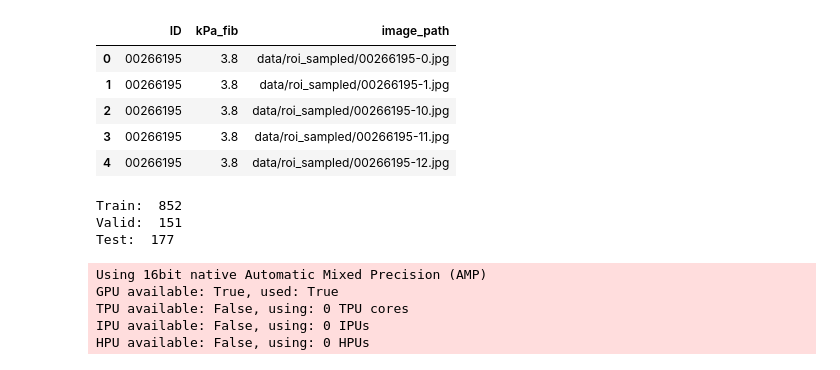
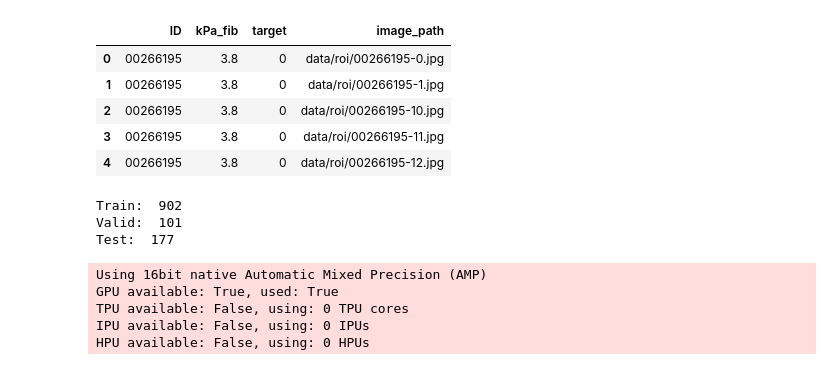
Before and after one commit to jonghyunlee1993/UltrasonographyImageAnalysis, a Jupyter notebook: resnet152_regression.ipynb, the cells around one changed output. Cells and saved outputs as stored; diff of their text form; code cells hidden in the pictures.

```diff
--- a/resnet152_regression.ipynb
+++ b/resnet152_regression.ipynb
@@ -8,50 +8,60 @@ import numpy as np
 import pandas as pd
 from collections import Counter
 from sklearn.model_selection import train_test_split
 
 import torch
 import torch.nn as nn
 import torch.nn.functional as F
-from torch.utils.data import DataLoader, Dataset
+from torch.utils.data import DataLoader, Dataset, RandomSampler
 
 import albumentations as A
 from albumentations.pytorch.transforms import ToTensorV2
 
 import pytorch_lightning as pl
 from pytorch_lightning.callbacks import ModelCheckpoint
 from torchmetrics.functional import mean_squared_error, mean_absolute_error
 
 batch_size = 128
 
 df = pd.read_excel("data/US_fibrosis_stage_dataset.xlsx", engine="openpyxl")
-# only HBV patients
-# df = df[df.Etiology == 1].reset_index(drop=True)
 df = df.loc[(df.AST < 100) | (df.ALT < 100)].reset_index(drop=True)
 df = df.loc[:, ["ID", "kPa_fib"]].dropna().reset_index(drop=True)
-df.kPa_fib = df.kPa_fib.map(lambda x: 30 if x >= 30 else x)
+df.kPa_fib = df.kPa_fib.map(lambda x: 25 if x >= 25 else x)
 
+def generate_target(x):
+    if x > 12:
+        return 1
+    else:
+        return 0
+
+df.loc[:, "target"] = df.kPa_fib.map(generate_target)
 df.ID = df.ID.map(lambda x: str(x).zfill(8))
 
-flist = os.listdir("data/roi_sampled/")
+flist = os.listdir("data/roi/")
 id_list = list(map(lambda x: x.split("_")[0].zfill(8), flist))
 
-image_df = pd.DataFrame(glob.glob(os.path.join("data", "roi_sampled", "*.jpg")), columns=["image_path"])
+image_df = pd.DataFrame(glob.glob(os.path.join("data", "roi", "*.jpg")), columns=["image_path"])
 image_df.loc[:, "ID"] = image_df.image_path.map(lambda x: x.split("/")[-1].split("-")[0])
 
 df = pd.merge(df, image_df, on="ID", how="inner")
 df.head()
 # %% [output]
-|  | ID | kPa_fib | image_path |
-| 0 | 00266195 | 3.8 | data/roi_sampled/00266195-0.jpg |
-| 1 | 00266195 | 3.8 | data/roi_sampled/00266195-1.jpg |
-| 2 | 00266195 | 3.8 | data/roi_sampled/00266195-10.jpg |
-| 3 | 00266195 | 3.8 | data/roi_sampled/00266195-11.jpg |
-| 4 | 00266195 | 3.8 | data/roi_sampled/00266195-12.jpg |
+|  | ID | kPa_fib | target | image_path |
+| 0 | 00266195 | 3.8 | 0 | data/roi/00266195-0.jpg |
+| 1 | 00266195 | 3.8 | 0 | data/roi/00266195-1.jpg |
+| 2 | 00266195 | 3.8 | 0 | data/roi/00266195-10.jpg |
+| 3 | 00266195 | 3.8 | 0 | data/roi/00266195-11.jpg |
+| 4 | 00266195 | 3.8 | 0 | data/roi/00266195-12.jpg |
 # %%
-ids = df.ID.drop_duplicates().reset_index(drop=True)
+ids = df.loc[:, ["ID", "target"]].drop_duplicates().reset_index(drop=True)
 
-train_id, test_id = train_test_split(ids, test_size=0.15, random_state=42)
-train_id, valid_id = train_test_split(train_id, test_size=0.15, random_state=42)
+train_id, test_id = train_test_split(ids, stratify=ids.target, test_size=0.15, random_state=42)
+train_id = train_id.reset_index(drop=True)
+
+train_id, valid_id = train_test_split(train_id, stratify=train_id.target, test_size=0.1, random_state=42)
+train_id = train_id.ID
+valid_id = valid_id.ID
+test_id = test_id.ID
 
 train_df = df[df.ID.isin(train_id)].reset_index(drop=True)
 valid_df = df[df.ID.isin(valid_id)].reset_index(drop=True)
@@ -61,7 +71,7 @@ print("Train: ", len(train_df.ID.drop_duplicates()))
 print("Valid: ", len(valid_df.ID.drop_duplicates()))
 print("Test: ", len(test_df.ID.drop_duplicates()))
 # %% [output]
-Train:  852
-Valid:  151
+Train:  902
+Valid:  101
 Test:  177
 # %%
```
Also changed, not shown: parts of 7 cells of this notebook.
